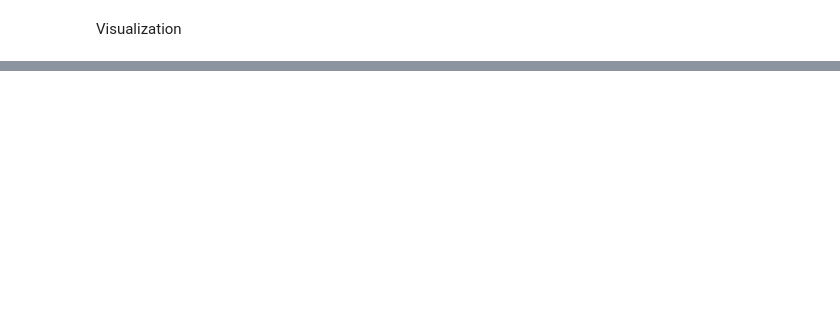
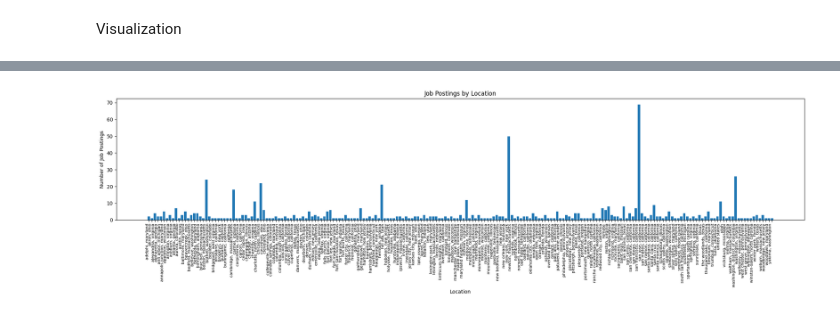
Before and after one commit to wikipidiaconsultant/learners-repo, a Jupyter notebook: Project-DC.ipynb, the cells around one changed output, grey strips where cells are left out. Cells and saved outputs as stored; diff of their text form; code cells hidden in the pictures; blank space fills up the shorter version.

```diff
--- a/Project-DC.ipynb
+++ b/Project-DC.ipynb
@@ -2093,0 +2212,19 @@ Visualization
+# %%
+
+
+state_job_counts = df.groupby('Location').count().reset_index()
+
+state_job_counts = state_job_counts.rename(columns={state_job_counts.columns[1]: 'JobCount'})
+
+
+
+plt.figure(figsize=(20, 6))
+plt.bar(state_job_counts['Location'], state_job_counts['JobCount'])
+plt.title('Job Postings by Location')
+plt.xlabel('Location')
+plt.ylabel('Number of Job Postings')
+plt.xticks(rotation=90, ha='right', fontsize=8)
+plt.tight_layout()
+plt.show()
+# %% [output]
+[figure, added]
```
Also changed, not shown: parts of 24 cells of this notebook.
